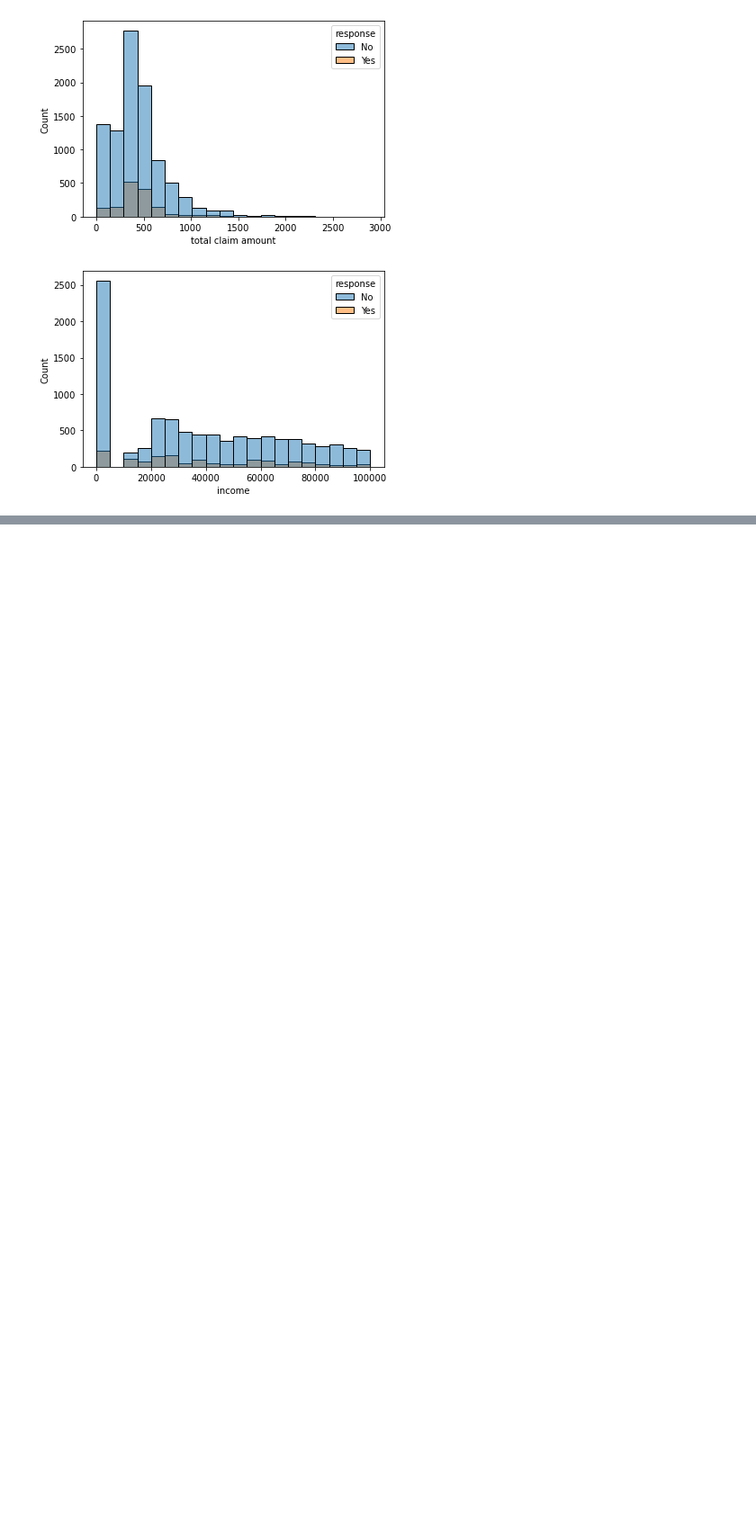
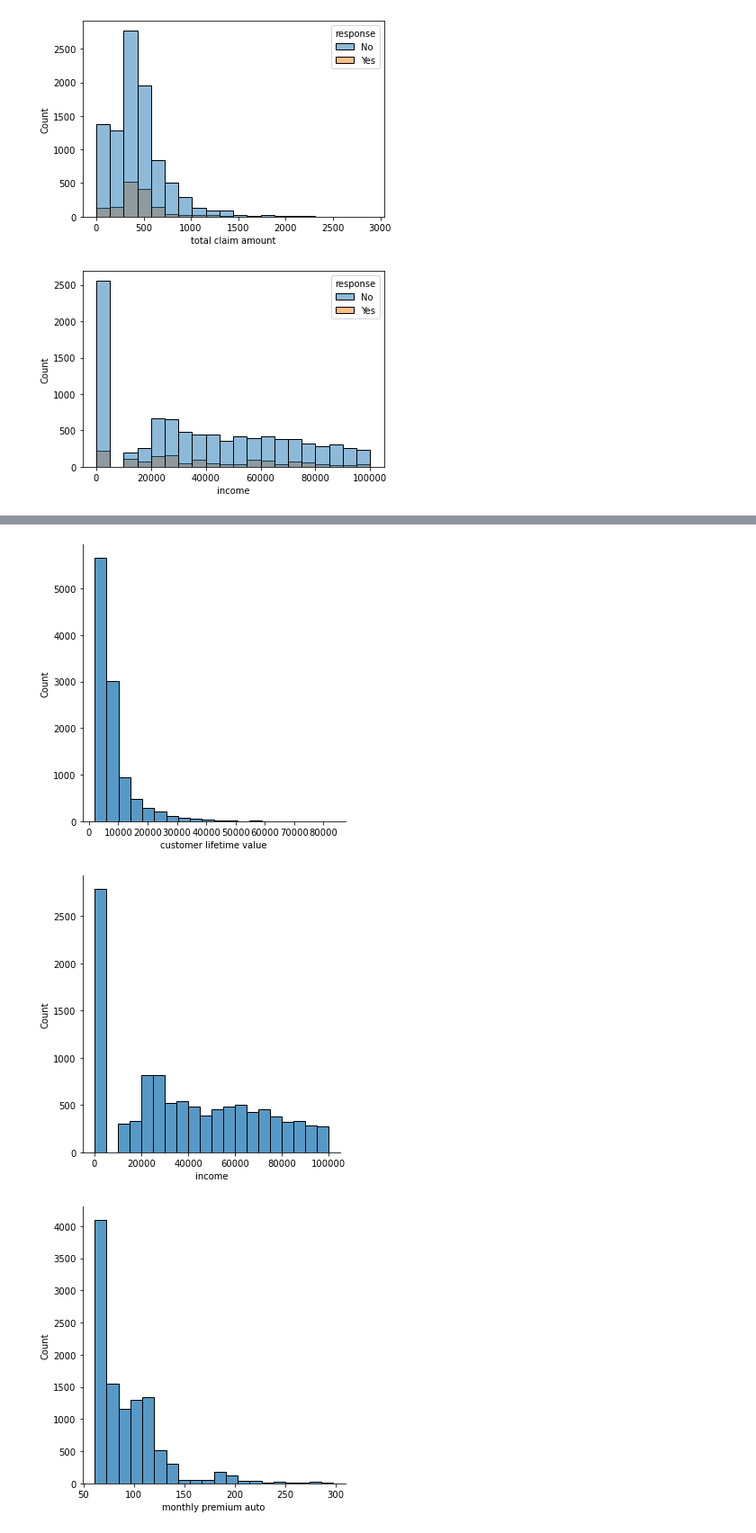
Before and after one commit to Brenni1/lab-customer-analysis-round-2, a Jupyter notebook: SolutionCustomerAnalysisRound2-7.ipynb, the cells around one changed output, grey strips where cells are left out. Shown at 90% size. Saved outputs shown, nothing was run; the diff lists cells and outputs as text; code cells hidden in the pictures; blank space fills up the shorter version.

```diff
--- a/SolutionCustomerAnalysisRound2-7.ipynb
+++ b/SolutionCustomerAnalysisRound2-7.ipynb
@@ -327,0 +336,3 @@ plt.show()
+# %%
+numerical = data._get_numeric_data()
+numerical
@@ -327,0 +373,15 @@ plt.show()
+# %%
+sns.displot(numerical, x='customer lifetime value', bins=20)
+sns.displot(numerical, x='income', bins=20)
+sns.displot(numerical, x='monthly premium auto', bins=20)
+sns.displot(numerical, x='months since last claim', bins=20)
+sns.displot(numerical, x='months since policy inception', bins=20)
+sns.displot(numerical, x='number of open complaints', discrete=True) # discrete=True for automatically centering the bars on their values, should only be used for low amount of bins, since it will try to fit all values on an individual bar
+sns.displot(numerical, x='number of policies', discrete=True)
+sns.displot(numerical, x='total claim amount', bins=20)
+sns.displot(numerical, x='month', discrete=True) # the result here confuses me, since the original data only had data from january/february. I must have somehow messed up when switching this around, I thought maybe I switched up days/month, but I only have 12 months in it, so this can't be it either. Pretty interesting though, how the months despite january/february are kinda equally distributed :)
+plt.show()
+# %% [output]
+[figure, added]
+[figure, added]
+[figure, added]
```
Also changed, not shown: parts of 15 cells of this notebook.
